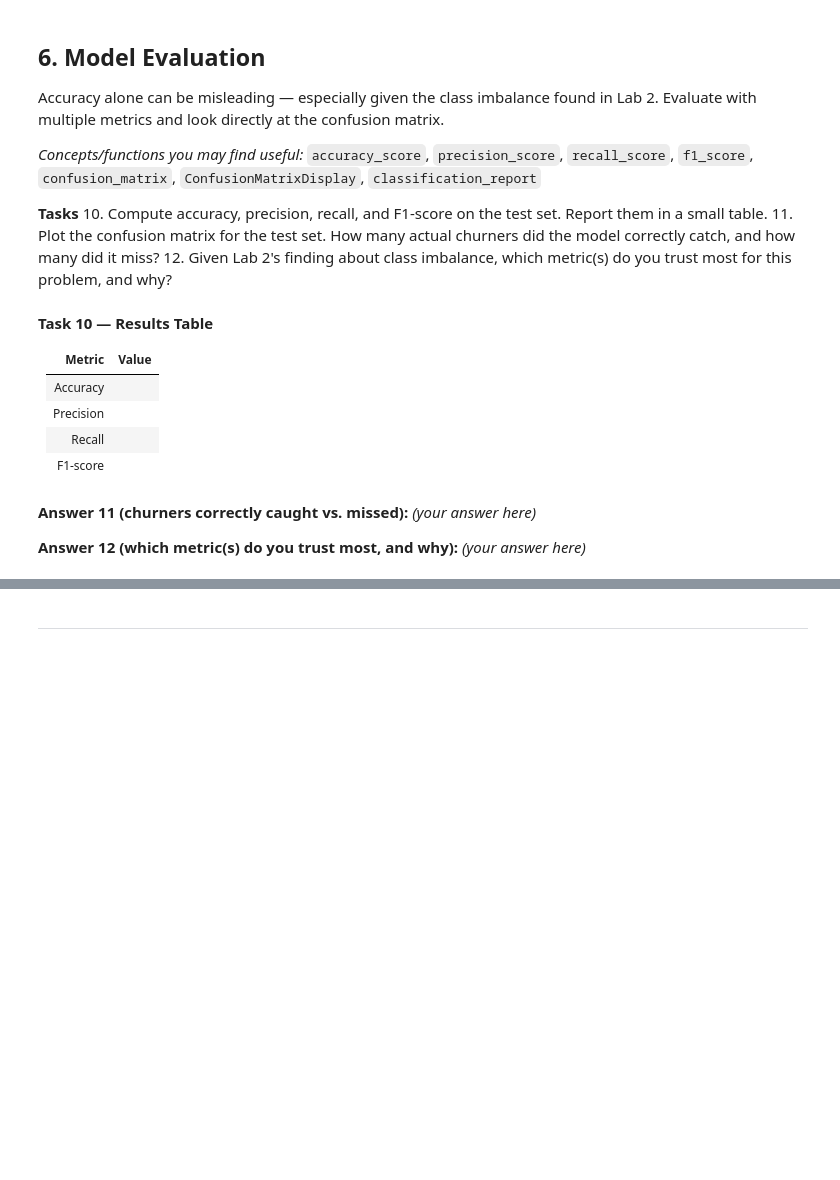
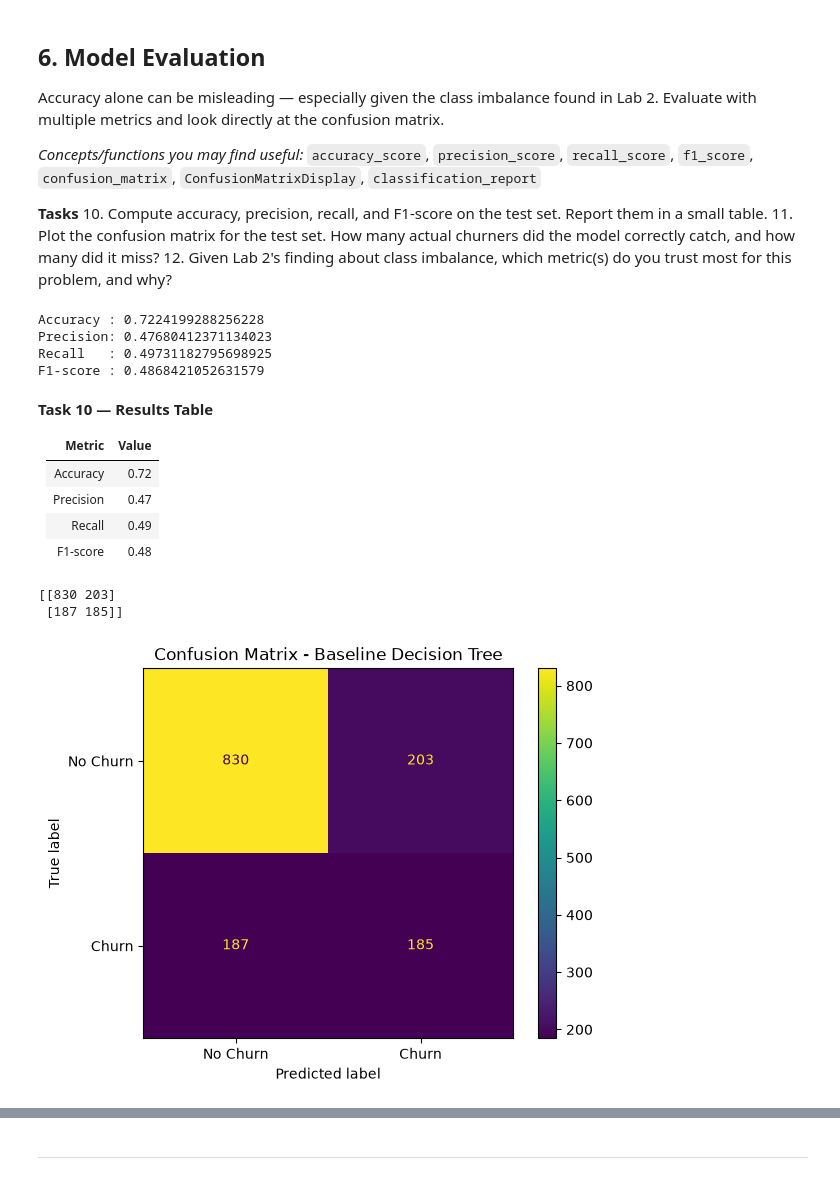
Before and after one commit to Ayesha-Mangi/ML_Labs, a Jupyter notebook: Lab3_Decision_Tree_Template.ipynb, the cells around one changed output, grey strips where cells are left out. Cells and saved outputs as stored; diff of their text form; code cells hidden in the pictures; blank space fills up the shorter version.

Commit message:
Add data preparation, baseline model, and evaluation

```diff
--- a/Lab3_Decision_Tree_Template.ipynb
+++ b/Lab3_Decision_Tree_Template.ipynb
@@ -204,3 +195,10 @@ Train a first, unrestricted Decision Tree as your baseline — no tuning yet.
 9. What depth did scikit-learn actually grow this tree to on its own? Does that surprise you?
 # %%
 # Task 8 — train baseline Decision Tree and predict on train/test
+dt_model = DecisionTreeClassifier(random_state=42)
+dt_model.fit(X_train,y_train)
+
+y_train_pred = dt_model.predict(X_train)
+y_test_pred = dt_model.predict(X_test)
+
+print("Baseline tree trained successfully.")
@@ -224,12 +228,26 @@ Accuracy alone can be misleading — especially given the class imbalance found
 12. Given Lab 2's finding about class imbalance, which metric(s) do you trust most for this problem, and why?
 # %%
 # Task 10 — compute accuracy, precision, recall, F1 on the test set
+acc = accuracy_score(y_test , y_test_pred)
+precision = precision_score(y_test , y_test_pred)
+recall = recall_score(y_test , y_test_pred)
+f1 = f1_score(y_test , y_test_pred)
+
+print("Accuracy :", acc)
+print("Precision:", precision)
+print("Recall   :", recall)
+print("F1-score :", f1)
+# %% [output]
+Accuracy : 0.7224199288256228
+Precision: 0.47680412371134023
+Recall   : 0.49731182795698925
+F1-score : 0.4868421052631579
 # %% [markdown]
 **Task 10 — Results Table**
 
 | Metric | Value |
 |---|---|
-| Accuracy | |
-| Precision | |
-| Recall | |
-| F1-score | |
+| Accuracy | 0.72|
+| Precision |0.47 |
+| Recall |0.49|
+| F1-score |0.48 |
@@ -238,6 +254,14 @@ Accuracy alone can be misleading — especially given the class imbalance found
-# %% [markdown]
-**Answer 11 (churners correctly caught vs. missed):**
-_(your answer here)_
-
-**Answer 12 (which metric(s) do you trust most, and why):**
-_(your answer here)_
+# %%
+# Task 11 — plot the confusion matrix
+cm = confusion_matrix(y_test, y_test_pred)
+print(cm)
+
+disp = ConfusionMatrixDisplay(confusion_matrix = cm , display_labels= ["No Churn" , "Churn"])
+
+disp.plot()
+plt.title("Confusion Matrix - Baseline Decision Tree")
+plt.show()
+# %% [output]
+[[830 203]
+ [187 185]]
+[figure, added]
```
Also changed, not shown: parts of 13 cells of this notebook.
